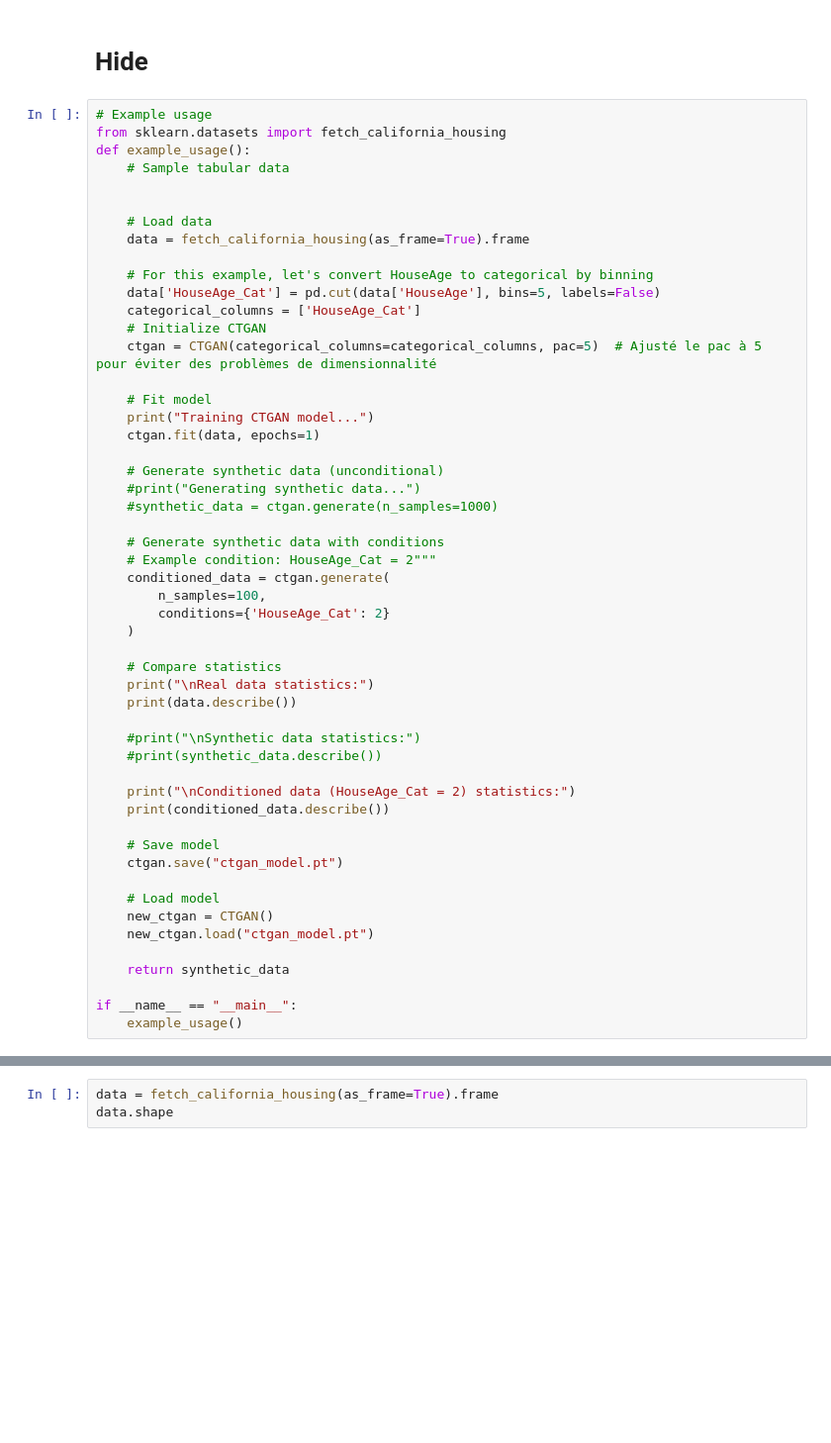
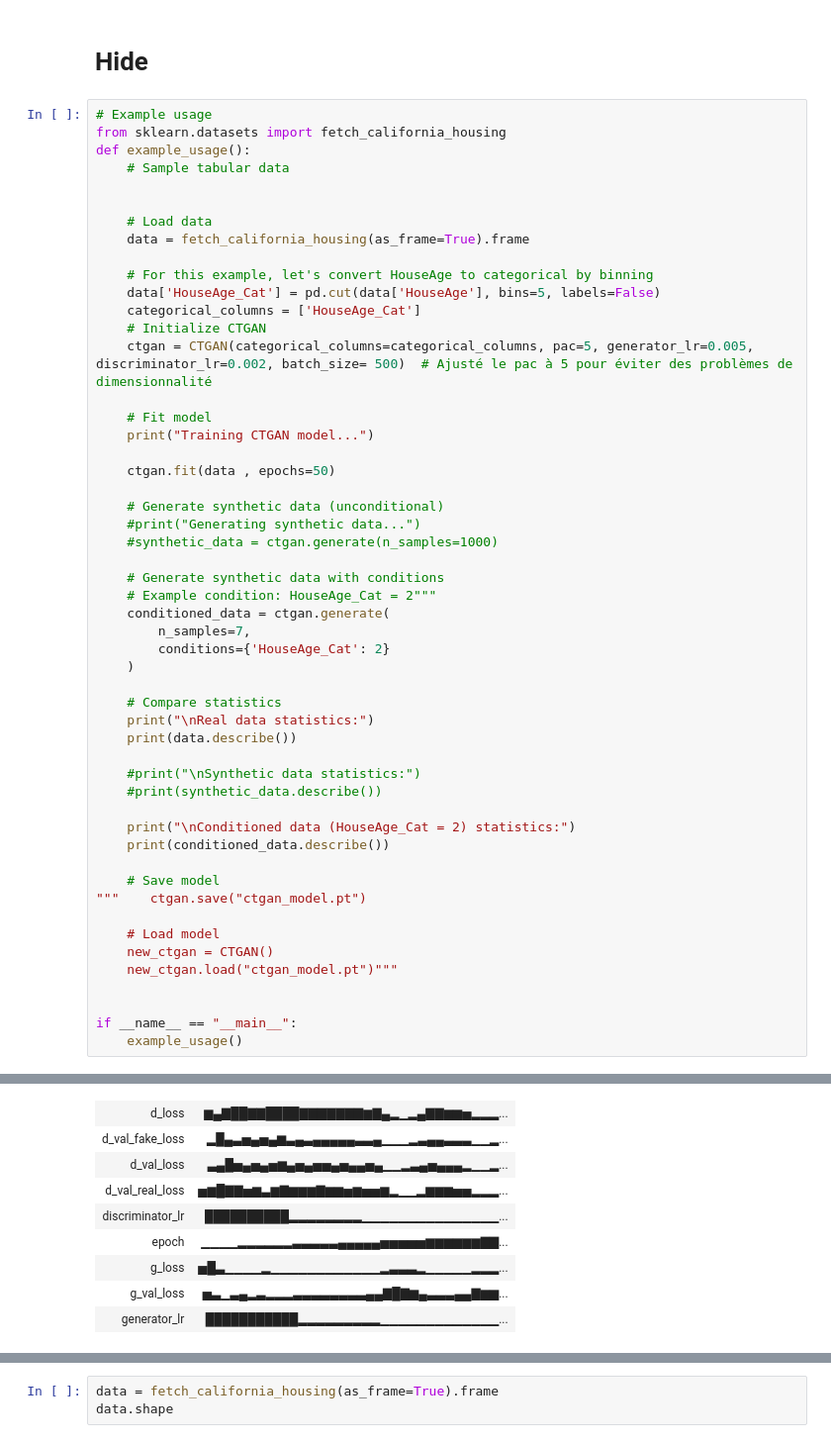
Before and after one commit to Anhquannnnnn/Data-Augmentation, a Jupyter notebook: CTGAN.ipynb, the cells around one changed output, grey strips where cells are left out. Shown: that part at 99% size. Saved outputs shown, nothing was run; the diff lists cells and outputs as text; blank space fills up the shorter version.

Commit message:
update CTGAN

```diff
--- a/CTGAN.ipynb
+++ b/CTGAN.ipynb
@@ -553,11 +709,12 @@ def example_usage():
     data['HouseAge_Cat'] = pd.cut(data['HouseAge'], bins=5, labels=False)
     categorical_columns = ['HouseAge_Cat']
     # Initialize CTGAN
-    ctgan = CTGAN(categorical_columns=categorical_columns, pac=5)  # Ajusté le pac à 5 pour éviter des problèmes de dimensionnalité
+    ctgan = CTGAN(categorical_columns=categorical_columns, pac=5, generator_lr=0.005, discriminator_lr=0.002, batch_size= 500)  # Ajusté le pac à 5 pour éviter des problèmes de dimensionnalité
 
     # Fit model
     print("Training CTGAN model...")
-    ctgan.fit(data, epochs=1)
+
+    ctgan.fit(data , epochs=50)
 
     # Generate synthetic data (unconditional)
     #print("Generating synthetic data...")
@@ -566,7 +723,7 @@ def example_usage():
     # Generate synthetic data with conditions
     # Example condition: HouseAge_Cat = 2"""
     conditioned_data = ctgan.generate(
-        n_samples=100,
+        n_samples=7,
         conditions={'HouseAge_Cat': 2}
     )
 
@@ -581,13 +738,12 @@ def example_usage():
     print(conditioned_data.describe())
 
     # Save model
-    ctgan.save("ctgan_model.pt")
+"""    ctgan.save("ctgan_model.pt")
 
     # Load model
     new_ctgan = CTGAN()
-    new_ctgan.load("ctgan_model.pt")
+    new_ctgan.load("ctgan_model.pt")"""
 
-    return synthetic_data
 
 if __name__ == "__main__":
     example_usage()
@@ -615,0 +765,9 @@ UnpicklingError: Weights only load failed. This file can still be loaded, to do
+| d_loss | ▆▄▇██▇▇████▇▇▇▇▇▇▇▆▇▄▂▁▂▄▇▇▆▆▅▂▂▂... |
+| d_val_fake_loss | ▂█▄▃▅▄▅▄▆▃▄▃▄▄▄▄▄▃▃▄▁▁▁▂▃▄▄▃▃▃▁▁▂... |
+| d_val_loss | ▃▄█▅▄▅▄▅▆▄▅▄▅▅▄▅▄▄▅▄▁▁▂▃▄▅▄▄▄▂▁▁▂... |
+| d_val_real_loss | ▅▆█▇▇▅▆▃▆▇▆▆▆▇▆▆▅▆▅▅▆▂▁▁▂▆▆▆▅▅▂▂▂... |
+| discriminator_lr | ██████████▂▂▂▂▂▂▂▂▁▁▁▁▁▁▁▁▁▁▁▁▁▁▁... |
+| epoch | ▁▁▁▁▂▂▂▂▂▂▃▃▃▃▃▄▄▄▄▄▅▅▅▅▅▆▆▆▆▆▆▇▇... |
+| g_loss | ▅█▃▁▁▁▁▂▁▁▁▁▁▁▁▁▁▁▁▁▂▃▃▃▂▁▁▁▁▁▂▂▂... |
+| g_val_loss | ▅▃▁▃▄▂▃▂▂▂▃▃▃▃▃▃▃▃▄▄▇█▇▆▄▃▃▃▄▄▇▆▆... |
+| generator_lr | ███████████▂▂▂▂▂▂▂▂▂▁▁▁▁▁▁▁▁▁▁▁▁▁... |
```
Also changed, not shown: parts of 4 cells of this notebook, 37 other files.
